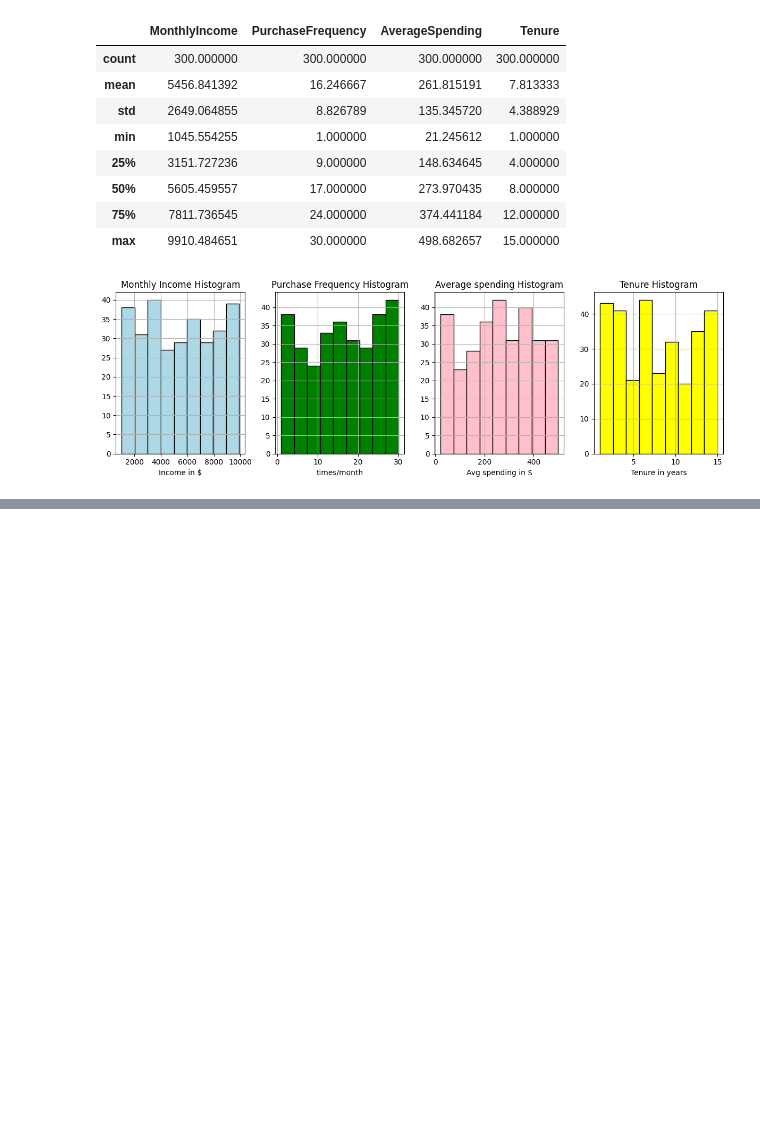
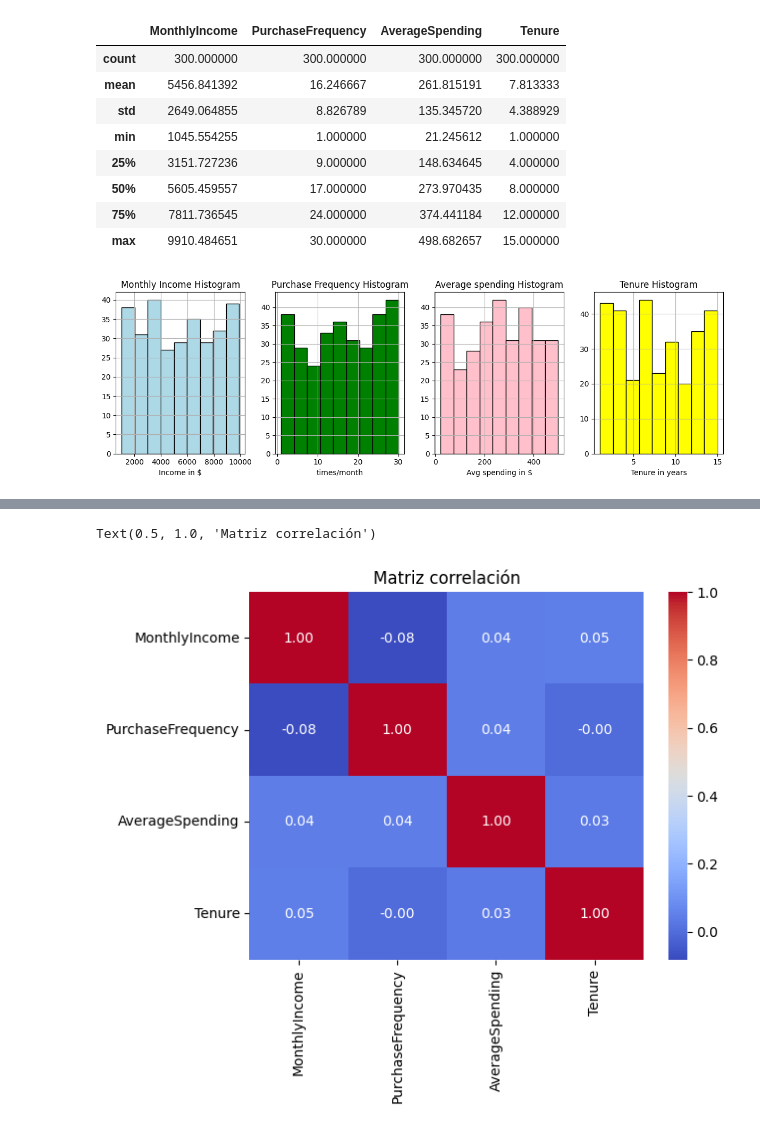
Before and after one commit to amnzmj/analisis-de-datos, a Jupyter notebook: tercer parcial/Customer Segmentation Based on Consumption Habits.ipynb, the cells around one changed output, grey strips where cells are left out. Drawn from its saved outputs; the diff is of its cells as text; code cells hidden in the pictures; blank space fills up the shorter version.

```diff
--- a/tercer parcial/Customer Segmentation Based on Consumption Habits.ipynb
+++ b/tercer parcial/Customer Segmentation Based on Consumption Habits.ipynb
@@ -129,0 +132,3 @@ No parece haber un sesgo definido, solo en avg spending en 250
+# %%
+matriz_corr = customer_data[['MonthlyIncome', 'PurchaseFrequency', 'AverageSpending', 'Tenure']].corr()
+matriz_corr
@@ -129,0 +141,6 @@ No parece haber un sesgo definido, solo en avg spending en 250
+# %%
+sns.heatmap(matriz_corr, annot=True, cmap='coolwarm', fmt=".2f")
+plt.title("Matriz correlación")
+# %% [output]
+Text(0.5, 1.0, 'Matriz correlación')
+[figure, added]
```
Also changed, not shown: parts of 17 cells of this notebook.
